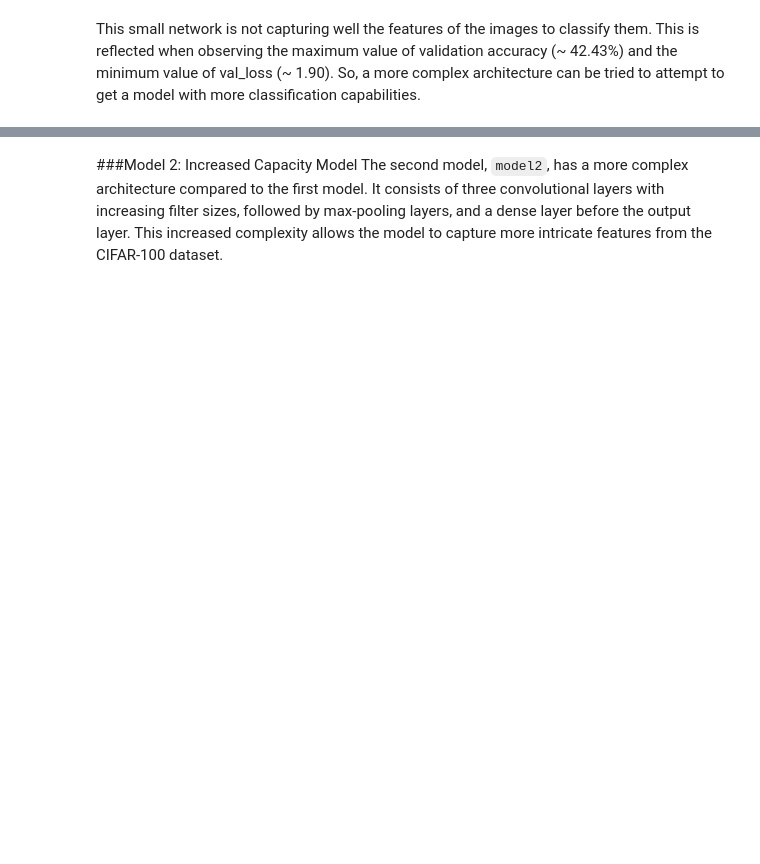
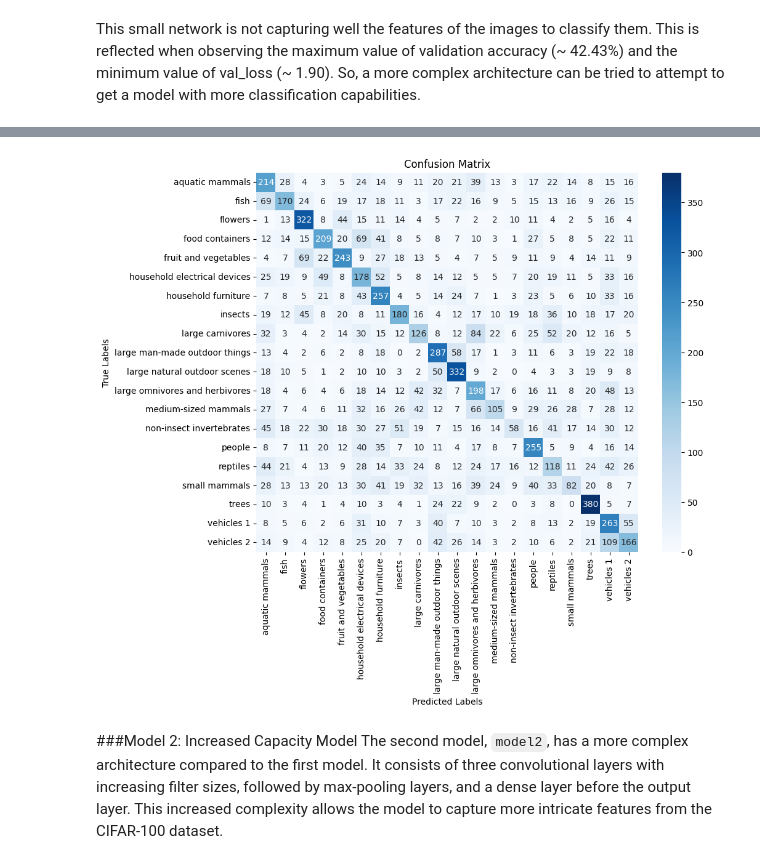
Before and after one commit to djovediaz/DL-lab1, a Jupyter notebook: custom_cnn_improved.ipynb, the cells around one changed output, grey strips where cells are left out. Saved outputs shown, nothing was run; the diff lists cells and outputs as text; code cells hidden in the pictures; blank space fills up the shorter version.

```diff
--- a/custom_cnn_improved.ipynb
+++ b/custom_cnn_improved.ipynb
@@ -196,2 +177,51 @@ plot(history)
 # %% [markdown]
 This small network is not capturing well the features of the images to classify them. This is reflected when observing the maximum value of validation accuracy (~ 42.43%) and the minimum value of val_loss (~ 1.90). So, a more complex architecture can be tried to attempt to get a model with more classification capabilities.
+# %%
+from sklearn.metrics import confusion_matrix
+import seaborn as sns
+
+# Evaluate the model on the test set
+test_loss, test_accuracy = model.evaluate(x_test, y_test, verbose=2)
+
+print(f'Test accuracy: {test_accuracy * 100:.2f}%')
+print(f'Test loss: {test_loss:.4f}')
+
+# Predict the classes for the test set
+y_pred = model.predict(x_test)
+y_pred_classes = np.argmax(y_pred, axis=1)
+
+# Generate the confusion matrix
+conf_matrix = confusion_matrix(y_test, y_pred_classes)
+
+# Define the category names
+category_names = [
+    "aquatic mammals",
+    "fish",
+    "flowers",
+    "food containers",
+    "fruit and vegetables",
+    "household electrical devices",
+    "household furniture",
+    "insects",
+    "large carnivores",
+    "large man-made outdoor things",
+    "large natural outdoor scenes",
+    "large omnivores and herbivores",
+    "medium-sized mammals",
+    "non-insect invertebrates",
+    "people",
+    "reptiles",
+    "small mammals",
+    "trees",
+    "vehicles 1",
+    "vehicles 2"
+]
+
+# Plot the confusion matrix with category names
+plt.figure(figsize=(10, 8))
+sns.heatmap(conf_matrix, annot=True, fmt='d', cmap='Blues', xticklabels=category_names, yticklabels=category_names)
+plt.xlabel('Predicted Labels')
+plt.ylabel('True Labels')
+plt.title('Confusion Matrix')
+plt.show()
+# %% [output]
@@ -198,3 +232,4 @@ This small network is not capturing well the features of the images to classify
+[figure, added]
 # %% [markdown]
 ###Model 2: Increased Capacity Model
 The second model, `model2`, has a more complex architecture compared to the first model. It consists of three convolutional layers with increasing filter sizes, followed by max-pooling layers, and a dense layer before the output layer. This increased complexity allows the model to capture more intricate features from the CIFAR-100 dataset.
```
Also changed, not shown: parts of 28 cells of this notebook, 2 other files.
